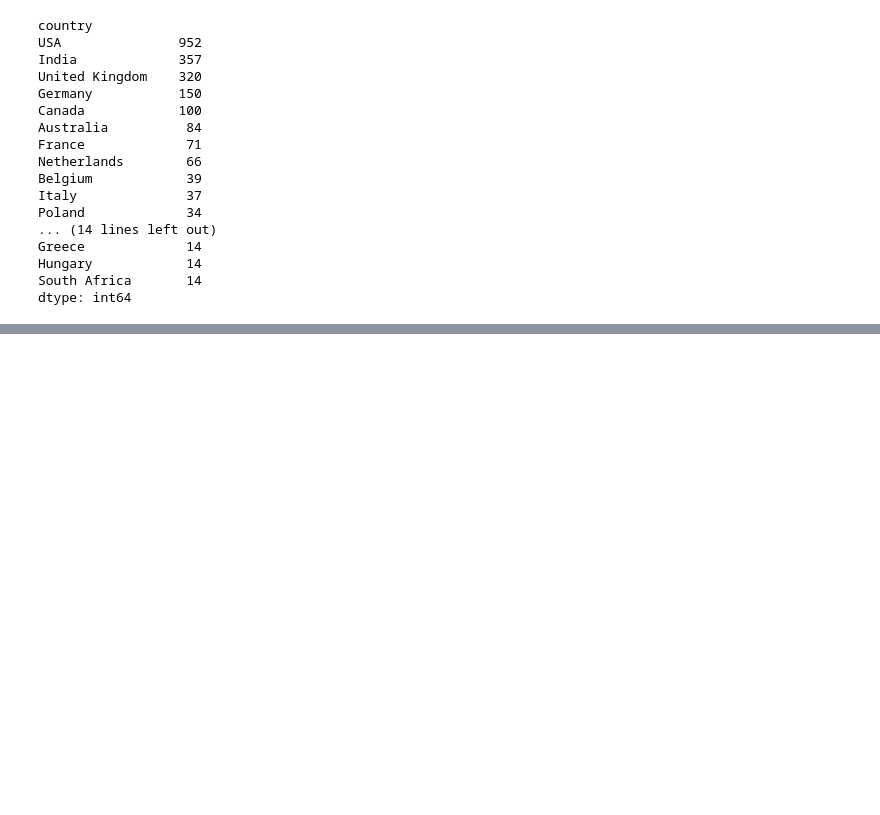
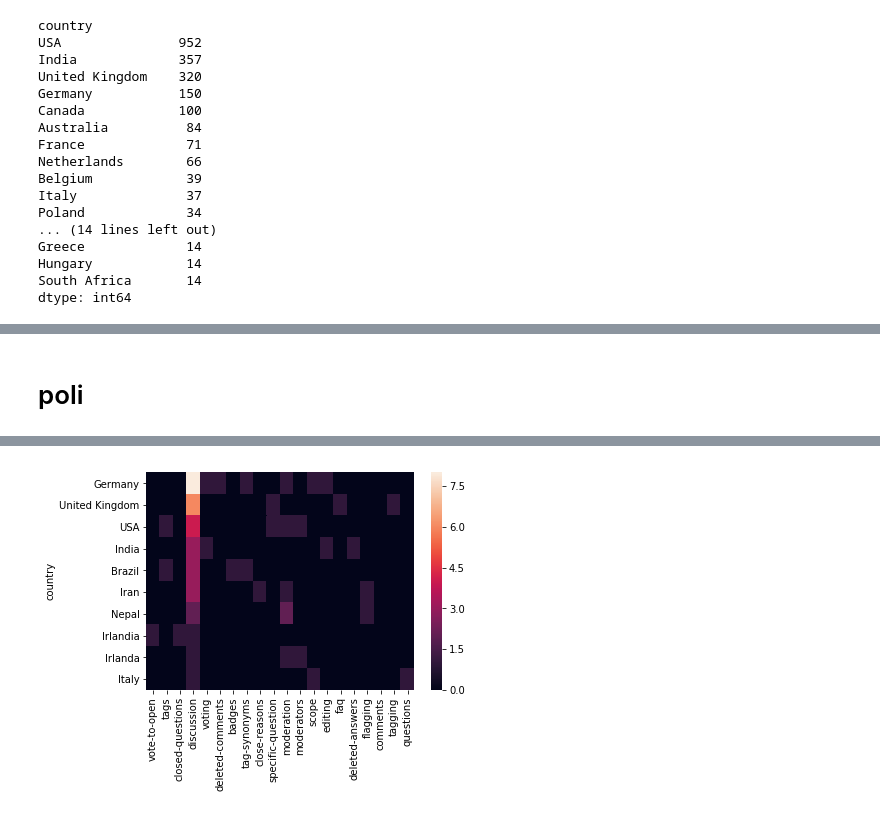
Before and after one commit to grudzinskap/pd3_padpy, a Jupyter notebook: pd3_zbiory(1).ipynb, the cells around one changed output, grey strips where cells are left out. Drawn from its saved outputs; the diff is of its cells as text; code cells hidden in the pictures; blank space fills up the shorter version.

```diff
--- a/pd3_zbiory(1).ipynb
+++ b/pd3_zbiory(1).ipynb
@@ -777,0 +598,2 @@ tenses=['present-perfect',
+# %% [markdown]
+# poli
@@ -777,0 +649,15 @@ tenses=['present-perfect',
+# %%
+import seaborn as sns
+ax = sns.heatmap(mapa)
+
+import plotly
+import plotly.plotly as py
+plotly.tools.set_credentials_file(username='asiacz', api_key='Fd7M4iS81fCCLQyiiJb3')
+import plotly.graph_objs as go
+
+trace = go.Heatmap(z=np.array(mapa),
+                   x=list(mapa.columns),
+                   y=list(mapa.index))
+data=[trace]
+py.iplot(data, filename='labelled-heatmap')
+# %% [output]
@@ -777,0 +665 @@ tenses=['present-perfect',
+[figure, added]
```
Also changed, not shown: parts of 108 cells of this notebook.
